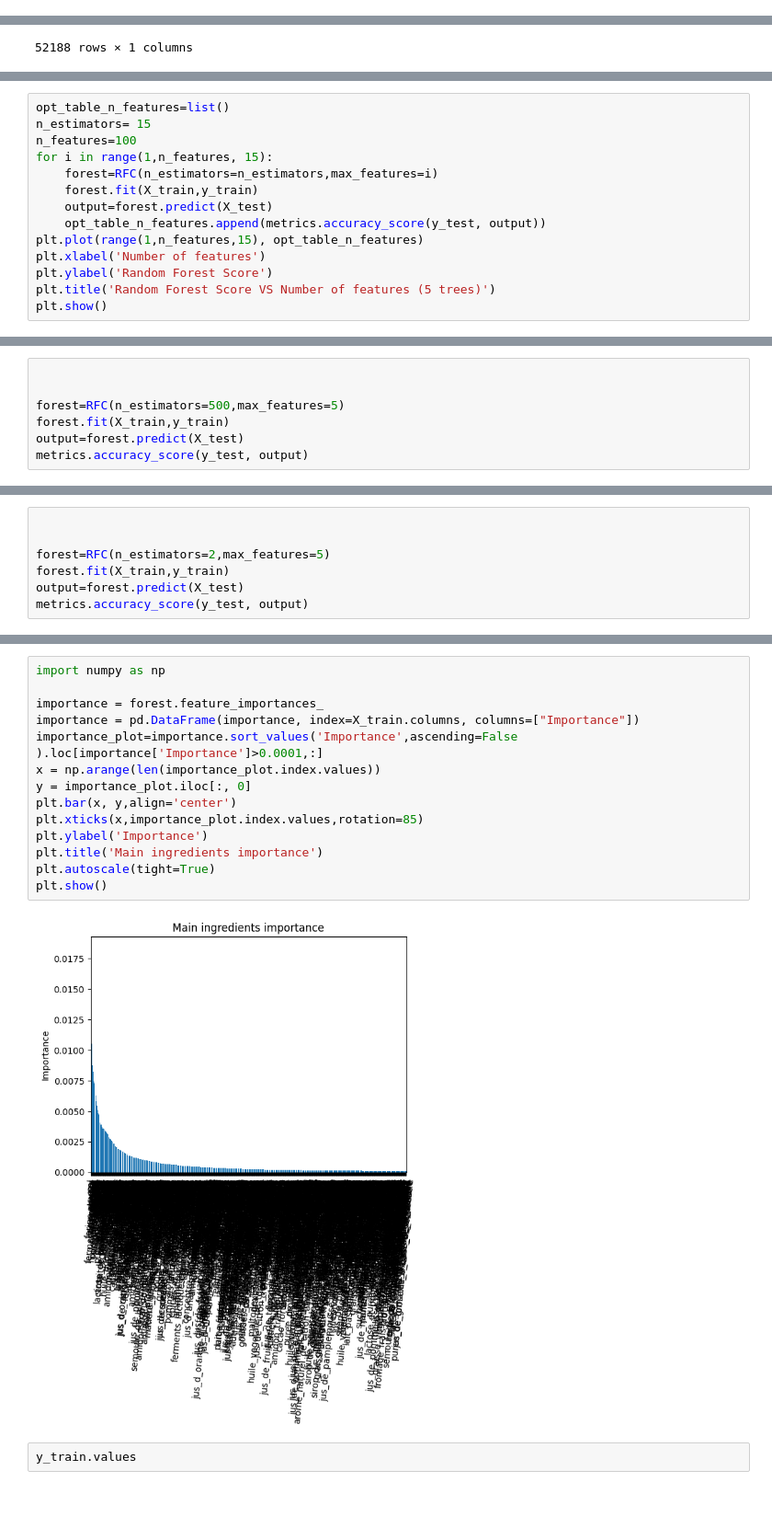
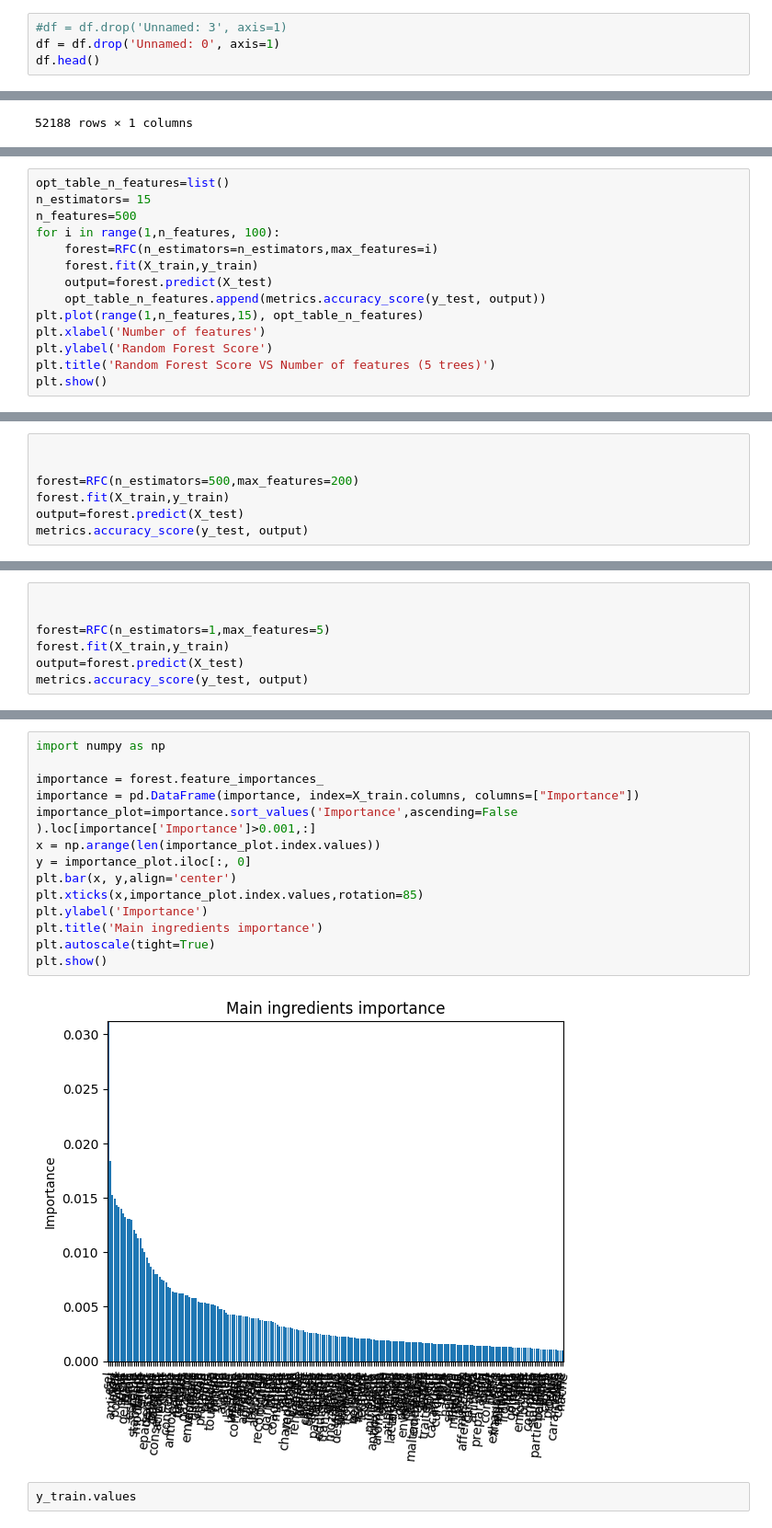
Before and after one commit to Thomasaujoux/food-classification, a Jupyter notebook: models/random_forest.ipynb, the cells around one changed output, grey strips where cells are left out. Shown at 92% size. Cells and saved outputs as stored; diff of their text form; blank space fills up the shorter version.

Commit message:
NLP first version and Hyperparameters of Random Forest Classifier

```diff
--- a/models/random_forest.ipynb
+++ b/models/random_forest.ipynb
@@ -12,0 +19,4 @@ df.head()
+# %%
+#df = df.drop('Unnamed: 3', axis=1)
+df = df.drop('Unnamed: 0', axis=1)
+df.head()
@@ -186,8 +206,8 @@ plt.show()
 # %%
 opt_table_n_features=list()
 n_estimators= 15
-n_features=100
-for i in range(1,n_features, 15):
+n_features=500
+for i in range(1,n_features, 100):
     forest=RFC(n_estimators=n_estimators,max_features=i)
     forest.fit(X_train,y_train)
     output=forest.predict(X_test)
@@ -211,7 +231,7 @@ plt.show()
 # %%
 
 
-forest=RFC(n_estimators=500,max_features=5)
+forest=RFC(n_estimators=500,max_features=200)
 forest.fit(X_train,y_train)
 output=forest.predict(X_test)
 metrics.accuracy_score(y_test, output)
@@ -220,7 +240,7 @@ metrics.accuracy_score(y_test, output)
 # %%
 
 
-forest=RFC(n_estimators=2,max_features=5)
+forest=RFC(n_estimators=1,max_features=5)
 forest.fit(X_train,y_train)
 output=forest.predict(X_test)
 metrics.accuracy_score(y_test, output)
@@ -229,19 +249,19 @@ metrics.accuracy_score(y_test, output)
 # %%
 import numpy as np
 
 importance = forest.feature_importances_
 importance = pd.DataFrame(importance, index=X_train.columns, columns=["Importance"])
-importance_plot=importance.sort_values('Importance',ascending=False ).loc[importance['Importance']>0.0001,:]
+importance_plot=importance.sort_values('Importance',ascending=False ).loc[importance['Importance']>0.001,:]
 x = np.arange(len(importance_plot.index.values))
 y = importance_plot.iloc[:, 0]
 plt.bar(x, y,align='center')
 plt.xticks(x,importance_plot.index.values,rotation=85)
 plt.ylabel('Importance')
 plt.title('Main ingredients importance')
 plt.autoscale(tight=True)
 plt.show()
 # %% [output]
-[figure, old version]
+[figure, new version]
 # %%
 y_train.values
 # %% [output]
```
Also changed, not shown: parts of 39 cells of this notebook, 6 other files.
